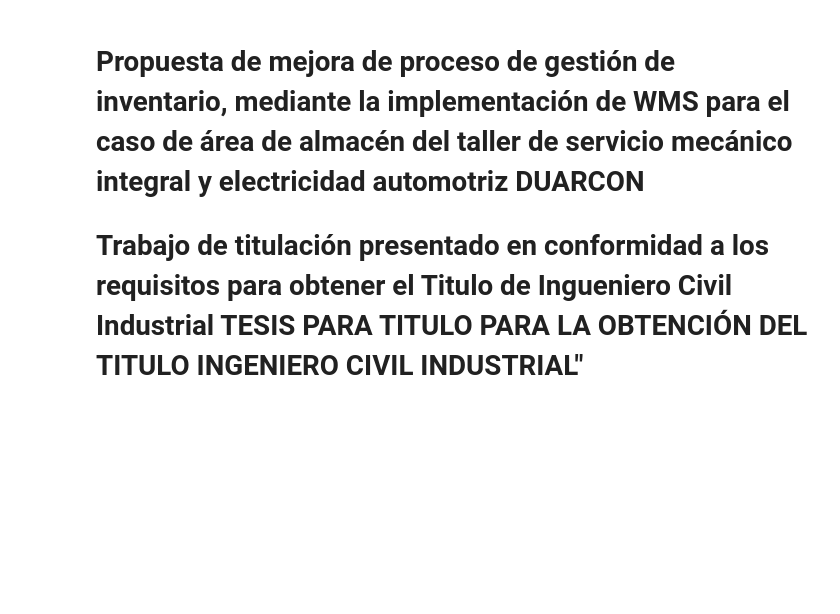
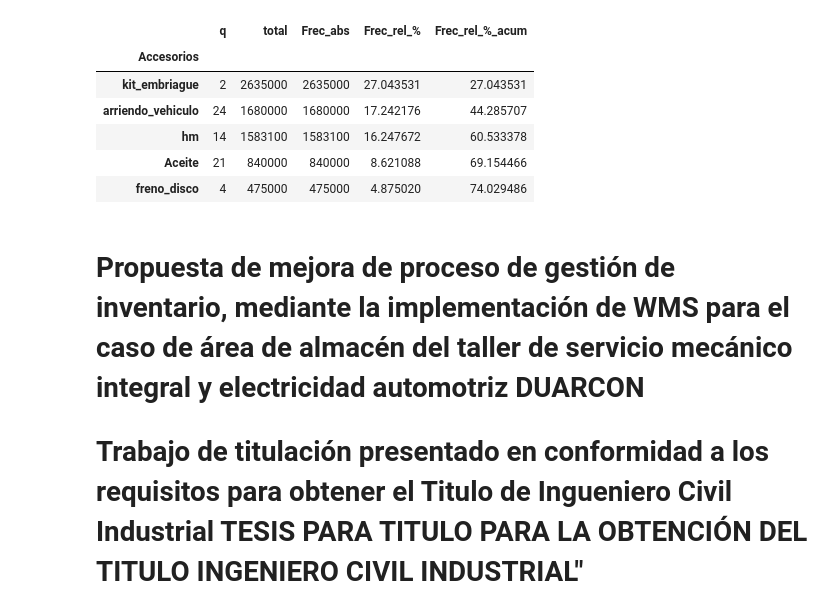
Before and after one commit to kiefer1up/tesis, a Jupyter notebook: tesis.ipynb, the cells around one changed output. Saved outputs shown, nothing was run; the diff lists cells and outputs as text; code cells hidden in the pictures; blank space fills up the shorter version.

```diff
--- a/tesis.ipynb
+++ b/tesis.ipynb
@@ -19,0 +54,6 @@ KeyError: 'name'
+# %%
+o= pareto_df[['Accesorios','q','total']]
+frec= o.groupby(['Accesorios']).sum()
+frec_df=pd.DataFrame(frec)
+frec_df=frec_df.sort_values(by='total', ascending=False)
+frec_df.head()
@@ -20,3 +68,23 @@ KeyError: 'name'
+# %%
+frec_df["Frec_abs"]= frec_df['total']
+frec_df["Frec_rel_%"]=100*frec_df["Frec_abs"]/frec_df['total'].sum()
+Frec_rel_val= frec_df["Frec_rel_%"].values
+acum=[]
+valor_acum= 0
+for i in Frec_rel_val:
+    valor_acum = valor_acum + i
+    acum.append(valor_acum)
+
+frec_df["Frec_rel_%_acum"]= acum
+frec_df.head()
+# %% [output]
+|  | q | total | Frec_abs | Frec_rel_% | Frec_rel_%_acum |
+| Accesorios |  |  |  |  |  |
+| kit_embriague | 2 | 2635000 | 2635000 | 27.043531 | 27.043531 |
+| arriendo_vehiculo | 24 | 1680000 | 1680000 | 17.242176 | 44.285707 |
+| hm | 14 | 1583100 | 1583100 | 16.247672 | 60.533378 |
+| Aceite | 21 | 840000 | 840000 | 8.621088 | 69.154466 |
+| freno_disco | 4 | 475000 | 475000 | 4.875020 | 74.029486 |
 # %% [markdown]
 # Propuesta de mejora de proceso de gestión de inventario, mediante la implementación de WMS para el caso de área de almacén del taller de servicio mecánico integral y electricidad automotriz DUARCON
 
```
Also changed, not shown: parts of 8 cells of this notebook, 2 other files.
